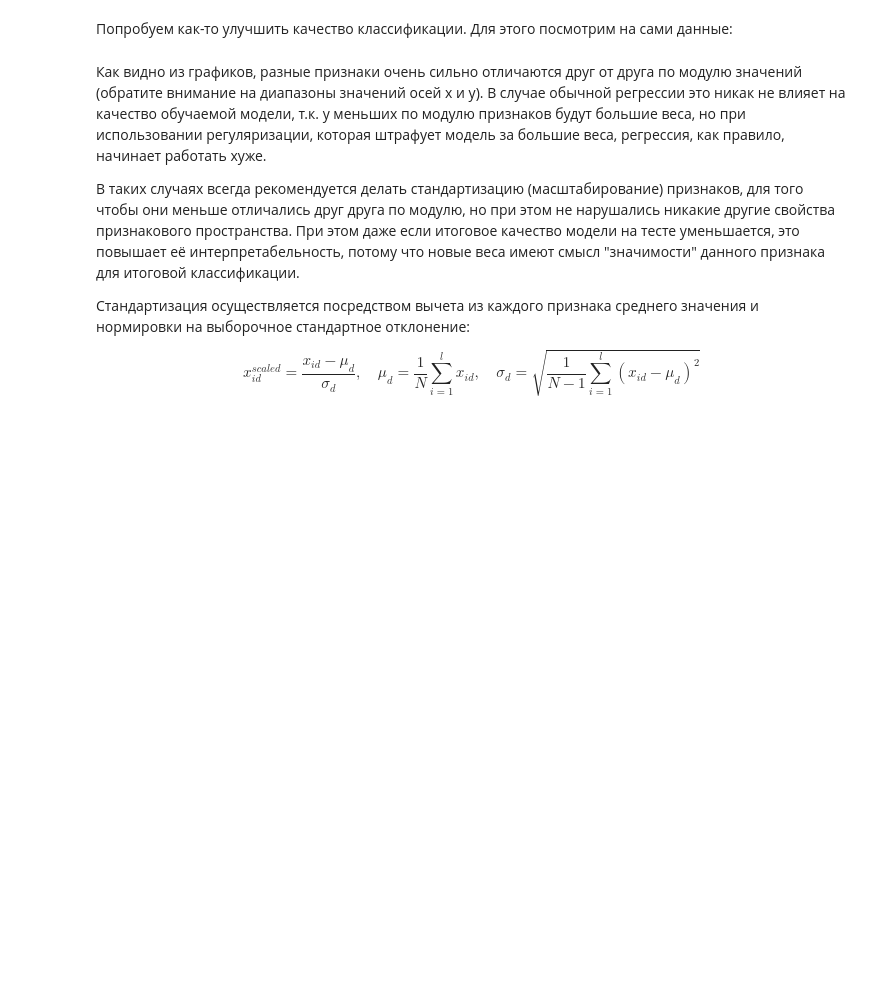
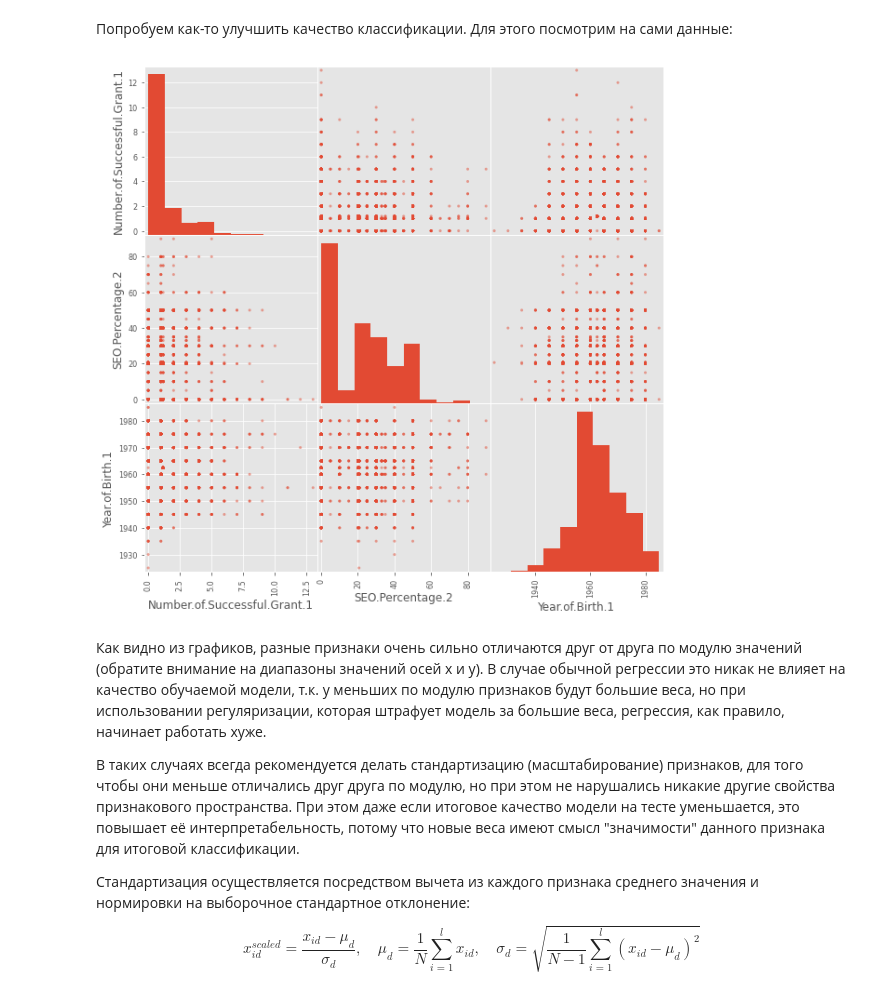
Before and after one commit to Oleksandra28/ML-MIPT, a Jupyter notebook: C2-SupervisedMachineLearning/C2W3-PA-Preprocessing_LR_Coursera.ipynb, the cells around one changed output. Saved outputs shown, nothing was run; the diff lists cells and outputs as text; code cells hidden in the pictures; blank space fills up the shorter version.

```diff
--- a/C2-SupervisedMachineLearning/C2W3-PA-Preprocessing_LR_Coursera.ipynb
+++ b/C2-SupervisedMachineLearning/C2W3-PA-Preprocessing_LR_Coursera.ipynb
@@ -543,13 +551,18 @@ plt.show()
 ## Масштабирование вещественных признаков.
 # %% [markdown]
 Попробуем как-то улучшить качество классификации. Для этого посмотрим на сами данные:
+# %%
+data_train = X_train_real_mean
+data_test = X_test_real_mean
 # %%
-from pandas.tools.plotting import scatter_matrix
+from pandas.plotting import scatter_matrix
 
-data_numeric = pd.DataFrame(X_train_real_zeros, columns=numeric_cols)
+data_numeric = pd.DataFrame(data_train, columns=numeric_cols)
 list_cols = ['Number.of.Successful.Grant.1', 'SEO.Percentage.2', 'Year.of.Birth.1']
 scatter_matrix(data_numeric[list_cols], alpha=0.5, figsize=(10, 10))
 plt.show()
+# %% [output]
+[figure, added]
 # %% [markdown]
 Как видно из графиков, разные признаки очень сильно отличаются друг от друга по модулю значений (обратите внимание на диапазоны значений осей x и y). В случае обычной регрессии это никак не влияет на качество обучаемой модели, т.к. у меньших по модулю признаков будут большие веса, но при использовании регуляризации, которая штрафует модель за большие веса, регрессия, как правило, начинает работать хуже.
 
```
Also changed, not shown: parts of 75 cells of this notebook, 2 other files.
